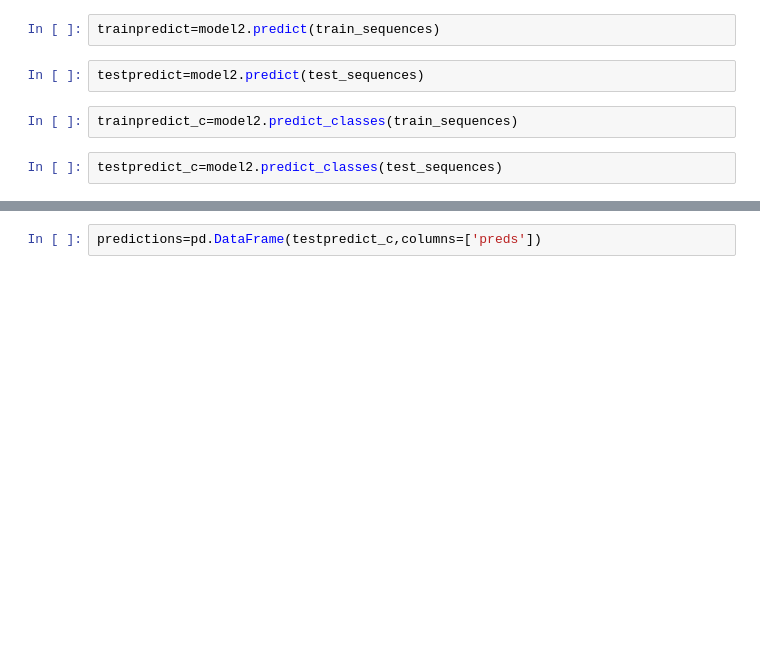
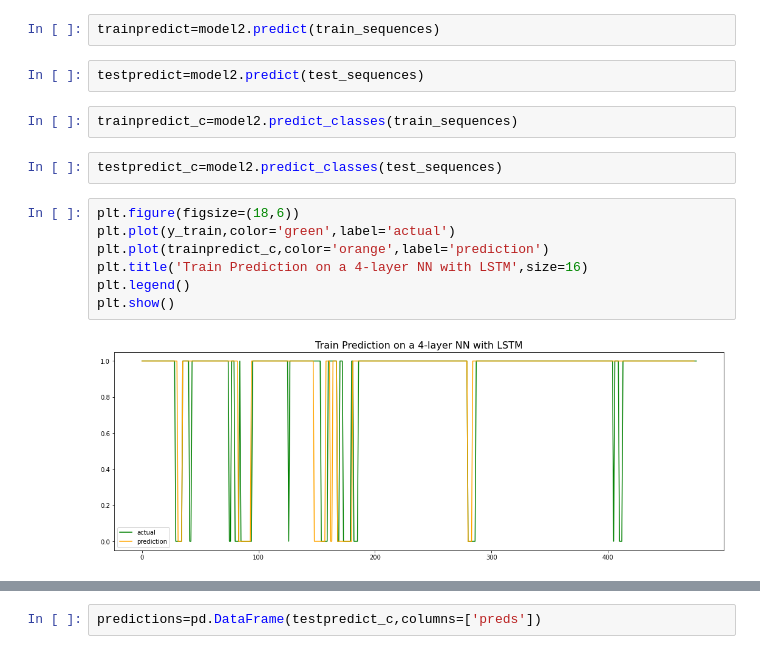
Before and after one commit to randyneo17/GA_DSI14_Projects, a Jupyter notebook: Capstone/Phase 2iii modelling with NN-LSTM.ipynb, the cells around one changed output, grey strips where cells are left out. Saved outputs shown, nothing was run; the diff lists cells and outputs as text; blank space fills up the shorter version.

```diff
--- a/Capstone/Phase 2iii modelling with NN-LSTM.ipynb
+++ b/Capstone/Phase 2iii modelling with NN-LSTM.ipynb
@@ -570,6 +635,15 @@ testpredict=model2.predict(test_sequences)
 trainpredict_c=model2.predict_classes(train_sequences)
 # %%
 testpredict_c=model2.predict_classes(test_sequences)
+# %%
+plt.figure(figsize=(18,6))
+plt.plot(y_train,color='green',label='actual')
+plt.plot(trainpredict_c,color='orange',label='prediction')
+plt.title('Train Prediction on a 4-layer NN with LSTM',size=16)
+plt.legend()
+plt.show()
+# %% [output]
+[figure, added]
 # %%
 plt.figure(figsize=(18,6))
 plt.plot(y_test,color='green',label='actual')
```
Also changed, not shown: parts of 47 cells of this notebook, 8 other files.
